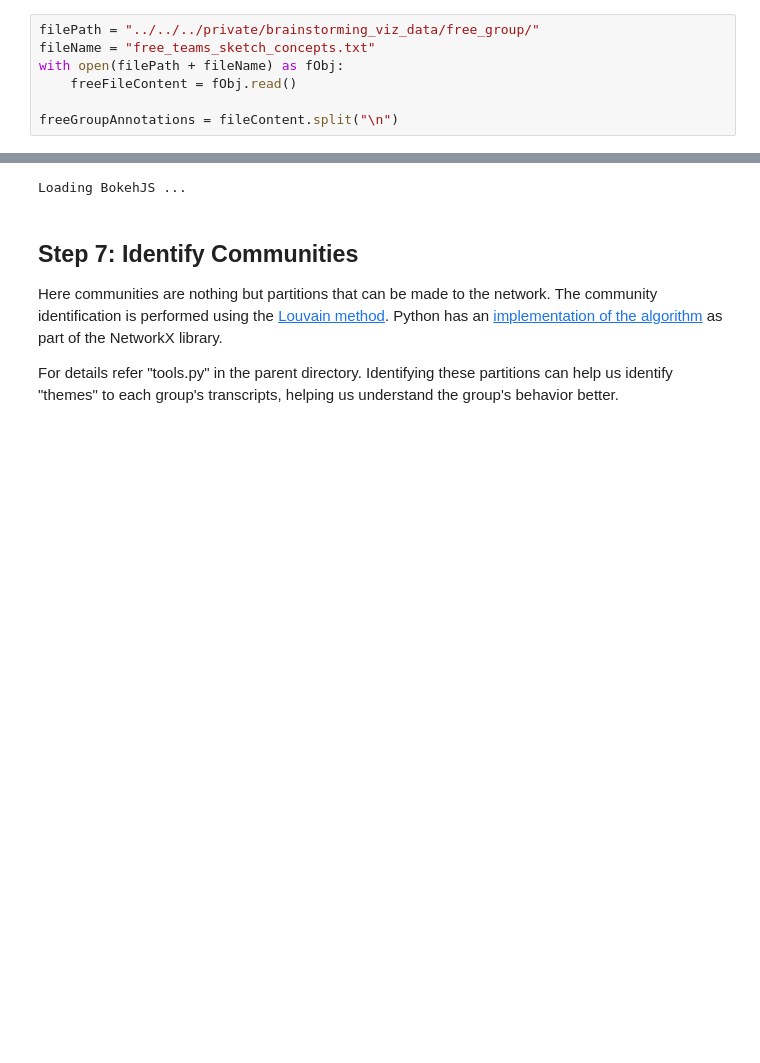
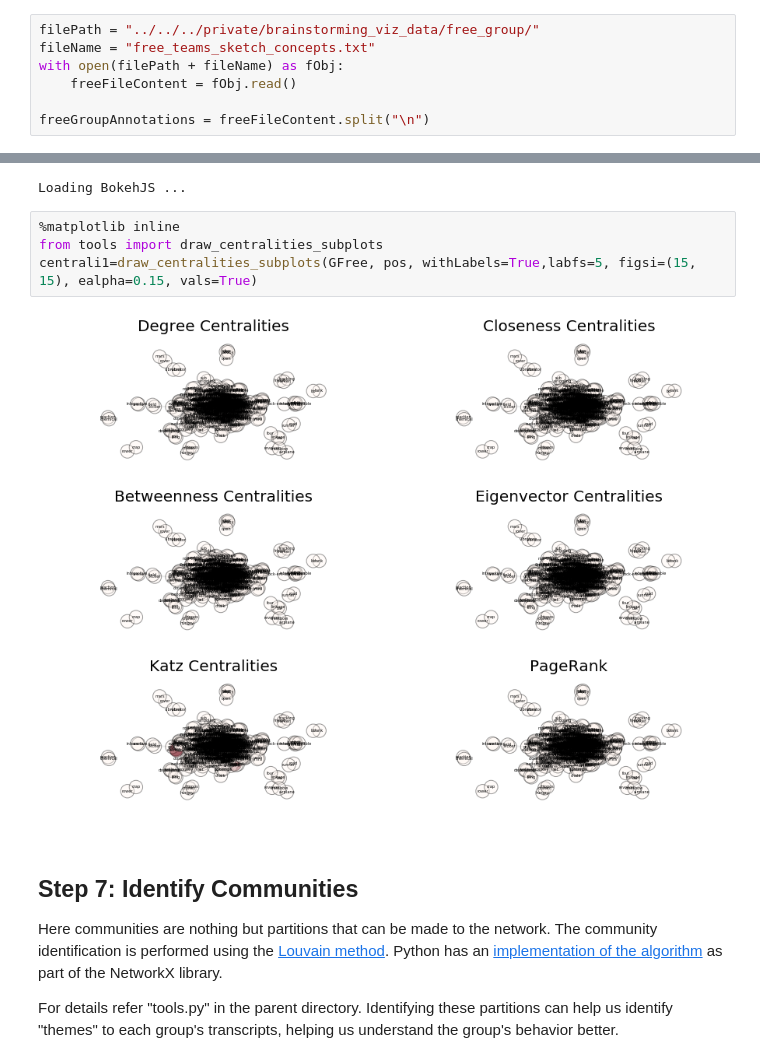
Before and after one commit to senthilchandrasegaran/jupyter-notebooks, a Jupyter notebook: brainstorming-viz/Concept Representation--Semantic Network Analysis.ipynb, the cells around one changed output, grey strips where cells are left out. Drawn from its saved outputs; the diff is of its cells as text; blank space fills up the shorter version.

```diff
--- a/brainstorming-viz/Concept Representation--Semantic Network Analysis.ipynb
+++ b/brainstorming-viz/Concept Representation--Semantic Network Analysis.ipynb
@@ -44,7 +44,7 @@ fileName = "free_teams_sketch_concepts.txt"
 with open(filePath + fileName) as fObj:
     freeFileContent = fObj.read()
 
-freeGroupAnnotations = fileContent.split("\n")
+freeGroupAnnotations = freeFileContent.split("\n")
 # %% [markdown]
 ## Step 2: Tokenizing and stop word removal
 Splitting the annotations into individual words, we remove "stop words" -- common words that add little meaning, such as articles, pronouns, prepositions etc. An added step would be to then "lemmatize" the resulting words so that words such as "short", "shorter", and "shortest" are treated the same (short), and words with different tenses, singular/plural forms etc. are also treated the same. However, we will do this at a later stage so that we can first identify all occurrences of the filtered words in the original text. To do this, we will need to implement whole-word matches, which will not be accurate if we were to lemmatize first.
@@ -366,6 +366,12 @@ def draw_interactive_network(graphObj, positions, wordFreq, wordCooccurs, wordCo
 #                          "Co-occurrences in the Free Brainstorming Group")
 # %% [output]
 Loading BokehJS ...
+# %%
+%matplotlib inline
+from tools import draw_centralities_subplots
+centrali1=draw_centralities_subplots(GFree, pos, withLabels=True,labfs=5, figsi=(15, 15), ealpha=0.15, vals=True)
+# %% [output]
+[figure, added]
 # %% [markdown]
 ## Step 7: Identify Communities ##
 Here communities are nothing but partitions that can be made to the network. The community identification is performed using the [Louvain method](http://arxiv.org/pdf/0803.0476.pdf). Python has an [implementation of the algorithm](http://perso.crans.org/aynaud/communities/) as part of the NetworkX library.
```
Also changed, not shown: parts of 1 cell of this notebook, 2 other files.
